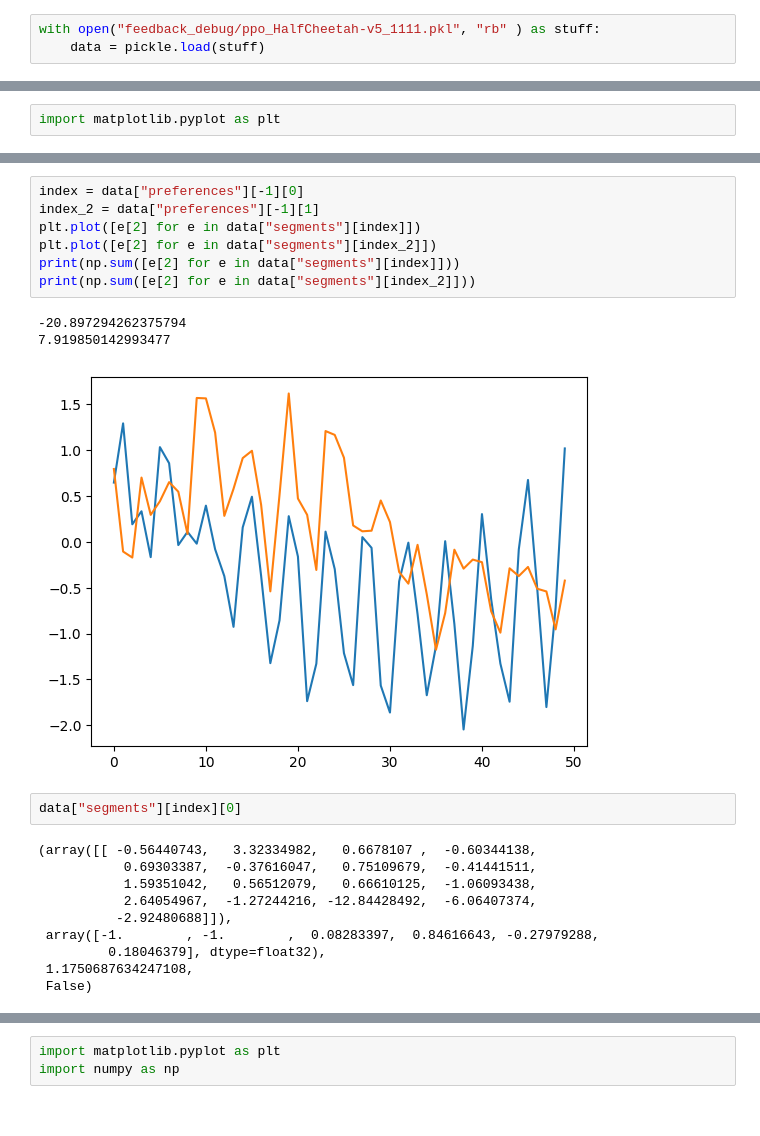
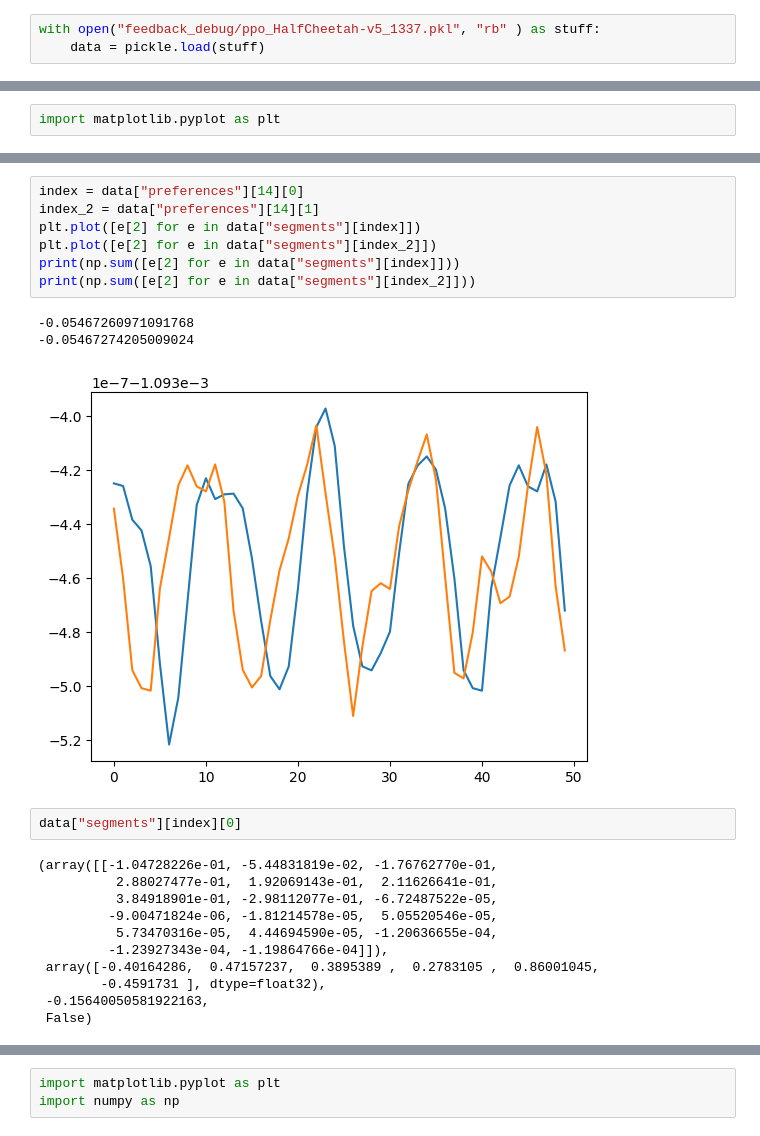
Before and after one commit to ymetz/multi-type-feedback, a Jupyter notebook: rlhf/Analyze_Generated_Feedback.ipynb, the cells around one changed output, grey strips where cells are left out. Cells and saved outputs as stored; diff of their text form.

```diff
--- a/rlhf/Analyze_Generated_Feedback.ipynb
+++ b/rlhf/Analyze_Generated_Feedback.ipynb
@@ -2,7 +2,7 @@
 import pickle
 import numpy as np
 # %%
-with open("feedback_debug/ppo_HalfCheetah-v5_1111.pkl", "rb" ) as stuff:
+with open("feedback_debug/ppo_HalfCheetah-v5_1337.pkl", "rb" ) as stuff:
     data = pickle.load(stuff)
 # %%
 data.keys()
@@ -74,25 +54,26 @@ plt.plot(xseq, a + b * xseq, color="k", lw=1.5)
 # %%
-index = data["preferences"][-1][0]
-index_2 = data["preferences"][-1][1]
+index = data["preferences"][14][0]
+index_2 = data["preferences"][14][1]
 plt.plot([e[2] for e in data["segments"][index]])
 plt.plot([e[2] for e in data["segments"][index_2]])
 print(np.sum([e[2] for e in data["segments"][index]]))
 print(np.sum([e[2] for e in data["segments"][index_2]]))
 # %% [output]
--20.897294262375794
-7.919850142993477
+-0.05467260971091768
+-0.05467274205009024
-[figure, old version]
+[figure, new version]
 # %%
 data["segments"][index][0]
 # %% [output]
-(array([[ -0.56440743,   3.32334982,   0.6678107 ,  -0.60344138,
-           0.69303387,  -0.37616047,   0.75109679,  -0.41441511,
-           1.59351042,   0.56512079,   0.66610125,  -1.06093438,
-           2.64054967,  -1.27244216, -12.84428492,  -6.06407374,
-          -2.92480688]]),
- array([-1.        , -1.        ,  0.08283397,  0.84616643, -0.27979288,
-         0.18046379], dtype=float32),
- 1.1750687634247108,
+(array([[-1.04728226e-01, -5.44831819e-02, -1.76762770e-01,
+          2.88027477e-01,  1.92069143e-01,  2.11626641e-01,
+          3.84918901e-01, -2.98112077e-01, -6.72487522e-05,
+         -9.00471824e-06, -1.81214578e-05,  5.05520546e-05,
+          5.73470316e-05,  4.44694590e-05, -1.20636655e-04,
+         -1.23927343e-04, -1.19864766e-04]]),
+ array([-0.40164286,  0.47157237,  0.3895389 ,  0.2783105 ,  0.86001045,
+        -0.4591731 ], dtype=float32),
+ -0.15640050581922163,
  False)
 # %%
 import matplotlib.pyplot as plt
```
Also changed, not shown: parts of 14 cells of this notebook, 8 other files.
